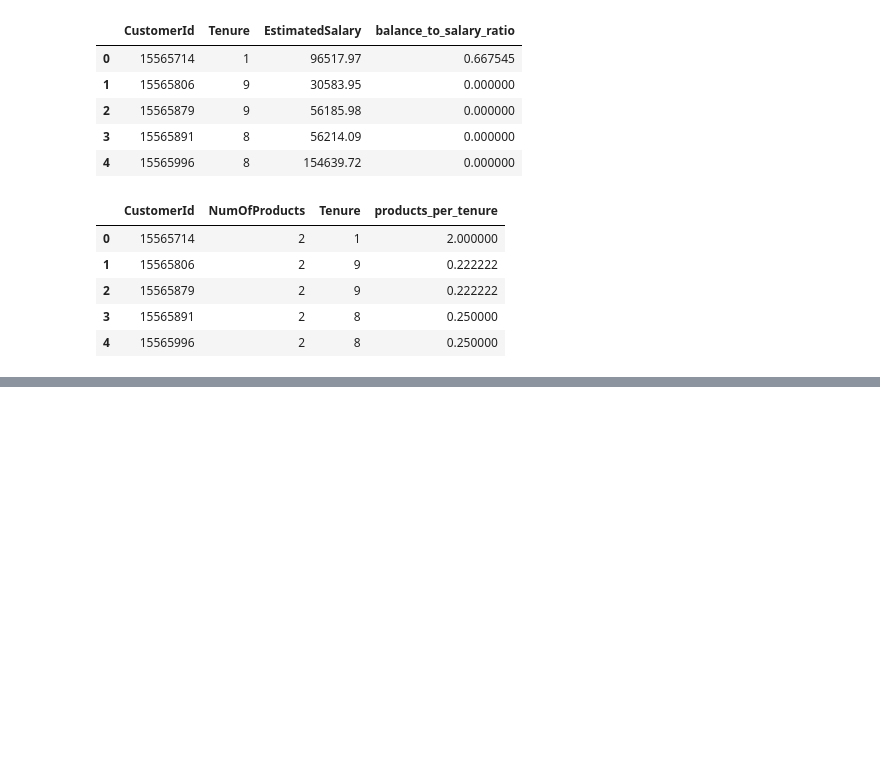
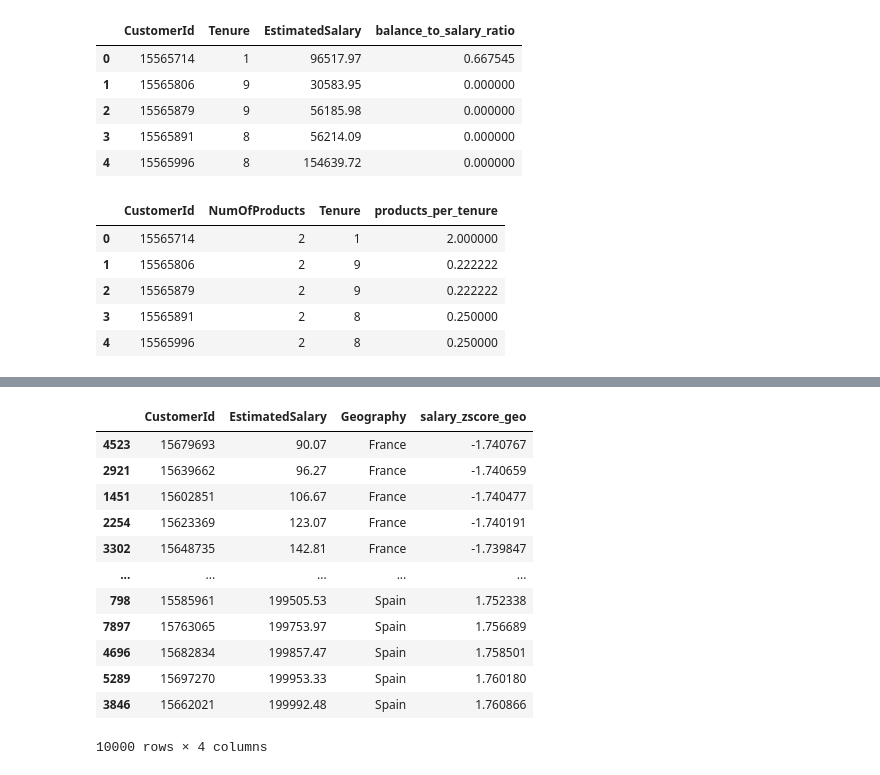
Before and after one commit to emso-exe/Churn_clientes_de_banco, a Jupyter notebook: notebooks/002_feature_engineering.ipynb, the cells around one changed output, grey strips where cells are left out. Saved outputs shown, nothing was run; the diff lists cells and outputs as text; code cells hidden in the pictures; blank space fills up the shorter version.

```diff
--- a/notebooks/002_feature_engineering.ipynb
+++ b/notebooks/002_feature_engineering.ipynb
@@ -217,0 +257,24 @@ df_temp.groupby('is_active_with_card').sample(1)
+# %%
+# salary_zscore_geo - z-score do salário por região geográfica, para identificar clientes com salário significativamente
+# diferente da média de sua região, o que pode indicar comportamento atípico e potencial risco
+
+df['salary_zscore_geo'] = (
+    df['EstimatedSalary'] - df.groupby('Geography')['EstimatedSalary'].transform('mean')
+) / df.groupby('Geography')['EstimatedSalary'].transform('std')
+
+df_temp = df[['CustomerId', 'EstimatedSalary', 'Geography', 'salary_zscore_geo']]
+df_temp.groupby('salary_zscore_geo').sample(1)
+# %% [output]
+|  | CustomerId | EstimatedSalary | Geography | salary_zscore_geo |
+| 4523 | 15679693 | 90.07 | France | -1.740767 |
+| 2921 | 15639662 | 96.27 | France | -1.740659 |
+| 1451 | 15602851 | 106.67 | France | -1.740477 |
+| 2254 | 15623369 | 123.07 | France | -1.740191 |
+| 3302 | 15648735 | 142.81 | France | -1.739847 |
+| ... | ... | ... | ... | ... |
+| 798 | 15585961 | 199505.53 | Spain | 1.752338 |
+| 7897 | 15763065 | 199753.97 | Spain | 1.756689 |
+| 4696 | 15682834 | 199857.47 | Spain | 1.758501 |
+| 5289 | 15697270 | 199953.33 | Spain | 1.760180 |
+| 3846 | 15662021 | 199992.48 | Spain | 1.760866 |
+10000 rows × 4 columns
```
Also changed, not shown: parts of 31 cells of this notebook.
